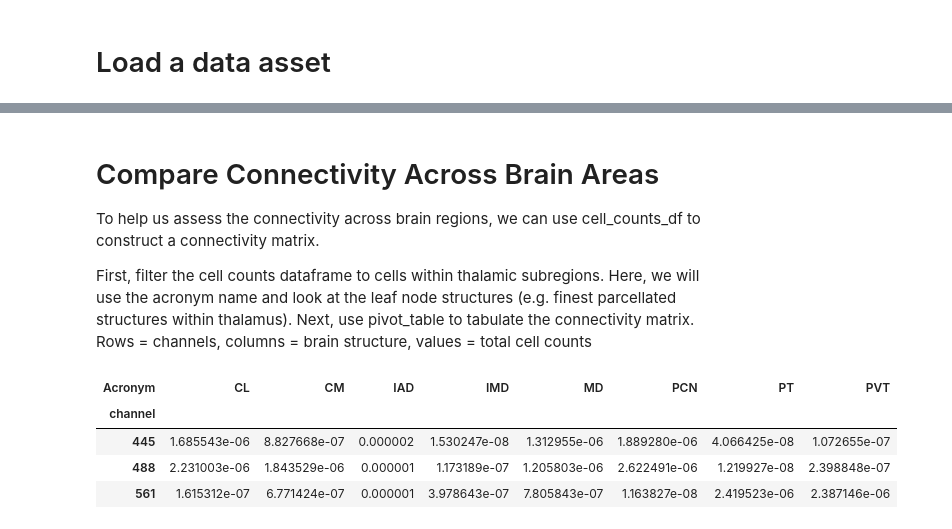
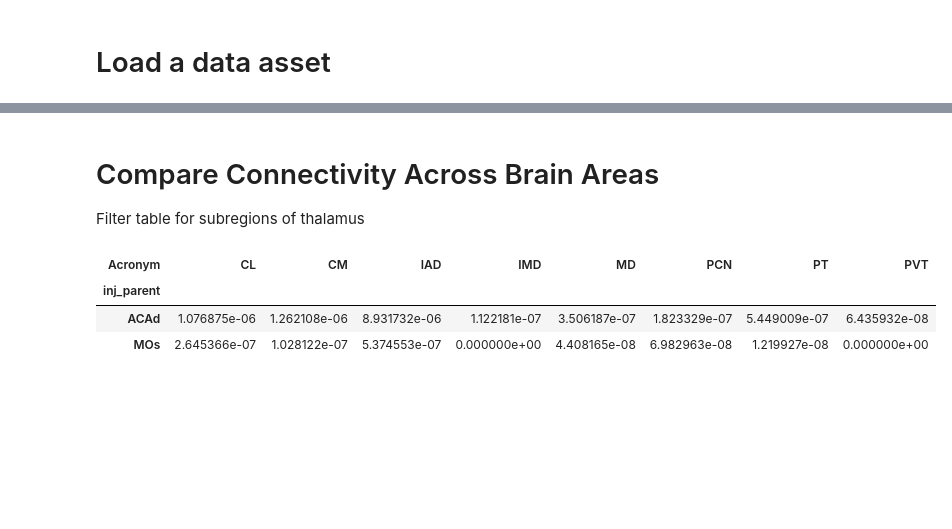
Before and after one commit to leesuyee/mesoscale-connectivity-tutorial, a Jupyter notebook: mesoscale_connectivity_coding_activity.ipynb, the cells around one changed output, grey strips where cells are left out. Saved outputs shown, nothing was run; the diff lists cells and outputs as text; code cells hidden in the pictures; blank space fills up the shorter version.

```diff
--- a/mesoscale_connectivity_coding_activity.ipynb
+++ b/mesoscale_connectivity_coding_activity.ipynb
@@ -315,3 +320,11 @@ class load_data:
         return cell_counts_df
 # %% [markdown]
 # Load a data asset
+# %%
+# Load metadata CSV
+
+# to do - multiple entries for subject_ids where injection coordinates are and are not identified
+csv_path = "metadata/metadata_filtered.csv"
+metadata_df = pd.read_csv(csv_path)
+metadata_df.channel = metadata_df.channel.astype(str)
+metadata_df.head()
@@ -318,4 +344,6 @@ class load_data:
 # %%
-mouse_ID = "689238" # Select a mouse ID
+mouse_ID = 684812 # Select a mouse ID
 data = load_data(mouse_ID) # Load data
-channels = data.channels # Get imaging channels (to do - maybe always extract all the channels)
+channels = data.channels # Get imaging channels
+
+# update load data so that it always loads all channels, and maybe add the injection parent to these tables?
@@ -379,0 +354,6 @@ The cell coordinates are used to identify the brain area that each cell is in. T
+# %%
+ccf_df = data.getCellsCCFdf(channels) # Get cell coordinate data
+
+# Add inj_parent column to ccf_df, use the channel column to reference metadata_df that matches the mouse_ID and subject_id and pull the inj_parent where channel value matches
+ccf_df['inj_parent'] = ccf_df["channel"].map(metadata_df[metadata_df.subject_id == mouse_ID][0:2].set_index("channel")["inj_parent"] )
+ccf_df
@@ -380,5 +376,6 @@ The cell coordinates are used to identify the brain area that each cell is in. T
 # %%
 cell_counts_df = data.getcellcounts(channels) # Get brain areas cell counts data
+cell_counts_df['inj_parent'] = cell_counts_df["channel"].map(metadata_df[metadata_df.subject_id == mouse_ID][0:2].set_index("channel")["inj_parent"] )
 cell_counts_df
 # %% [output]
 |  | ID | Acronym | Name | Struct_Info | Struct_area_um3 | Left | Right | Total | Left_Density | ... |
@@ -473,27 +451,23 @@ plt.show()
-# %% [markdown]
-# Compare Connectivity Across Brain Areas
-
-
-To help us assess the connectivity across brain regions, we can use cell_counts_df to construct a connectivity matrix.
-
-First, filter the cell counts dataframe to cells within thalamic subregions. Here, we will use the acronym name and look at the leaf node structures (e.g. finest parcellated structures within thalamus). Next, use pivot_table to tabulate the connectivity matrix. Rows = channels, columns = brain structure, values = total cell counts
+# %% [markdown]
+# Compare Connectivity Across Brain Areas
+
+Filter table for subregions of thalamus
 # %%
 # thalamic subregions of interest (leaf nodes)
 roiList = ["MD", "PT", "IAD", "PVT", "IMD", "CM", "PCN", "CL"]
 
 # filter the df for cells within the roiList
 filtered_cell_counts_df = cell_counts_df[cell_counts_df["Acronym"].isin(roiList)]
 
-conn_mat = filtered_cell_counts_df.pivot_table(index = "channel",
+conn_mat = filtered_cell_counts_df.pivot_table(index = "inj_parent",
                                       columns = "Acronym",
                                       values = "Total_Density")
 conn_mat
 # %% [output]
 | Acronym | CL | CM | IAD | IMD | MD | PCN | PT | PVT |
-| channel |  |  |  |  |  |  |  |  |
-| 445 | 1.685543e-06 | 8.827668e-07 | 0.000002 | 1.530247e-08 | 1.312955e-06 | 1.889280e-06 | 4.066425e-08 | 1.072655e-07 |
-| 488 | 2.231003e-06 | 1.843529e-06 | 0.000001 | 1.173189e-07 | 1.205803e-06 | 2.622491e-06 | 1.219927e-08 | 2.398848e-07 |
-| 561 | 1.615312e-07 | 6.771424e-07 | 0.000001 | 3.978643e-07 | 7.805843e-07 | 1.163827e-08 | 2.419523e-06 | 2.387146e-06 |
+| inj_parent |  |  |  |  |  |  |  |  |
+| ACAd | 1.076875e-06 | 1.262108e-06 | 8.931732e-06 | 1.122181e-07 | 3.506187e-07 | 1.823329e-07 | 5.449009e-07 | 6.435932e-08 |
+| MOs | 2.645366e-07 | 1.028122e-07 | 5.374553e-07 | 0.000000e+00 | 4.408165e-08 | 6.982963e-08 | 1.219927e-08 | 0.000000e+00 |
 # %%
 # plot the connectivity matrix as a heatmap
 
```
Also changed, not shown: parts of 23 cells of this notebook.
